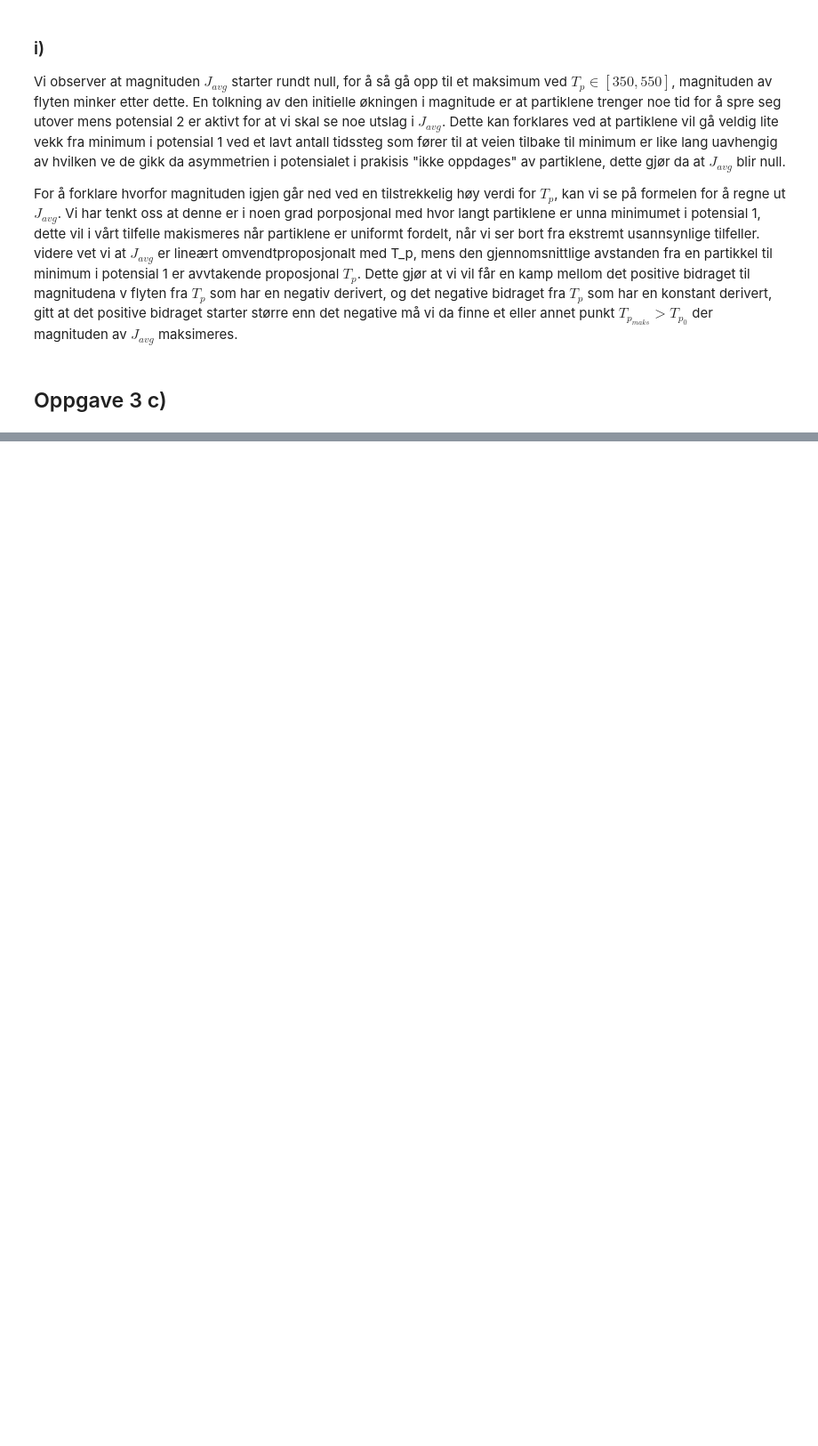
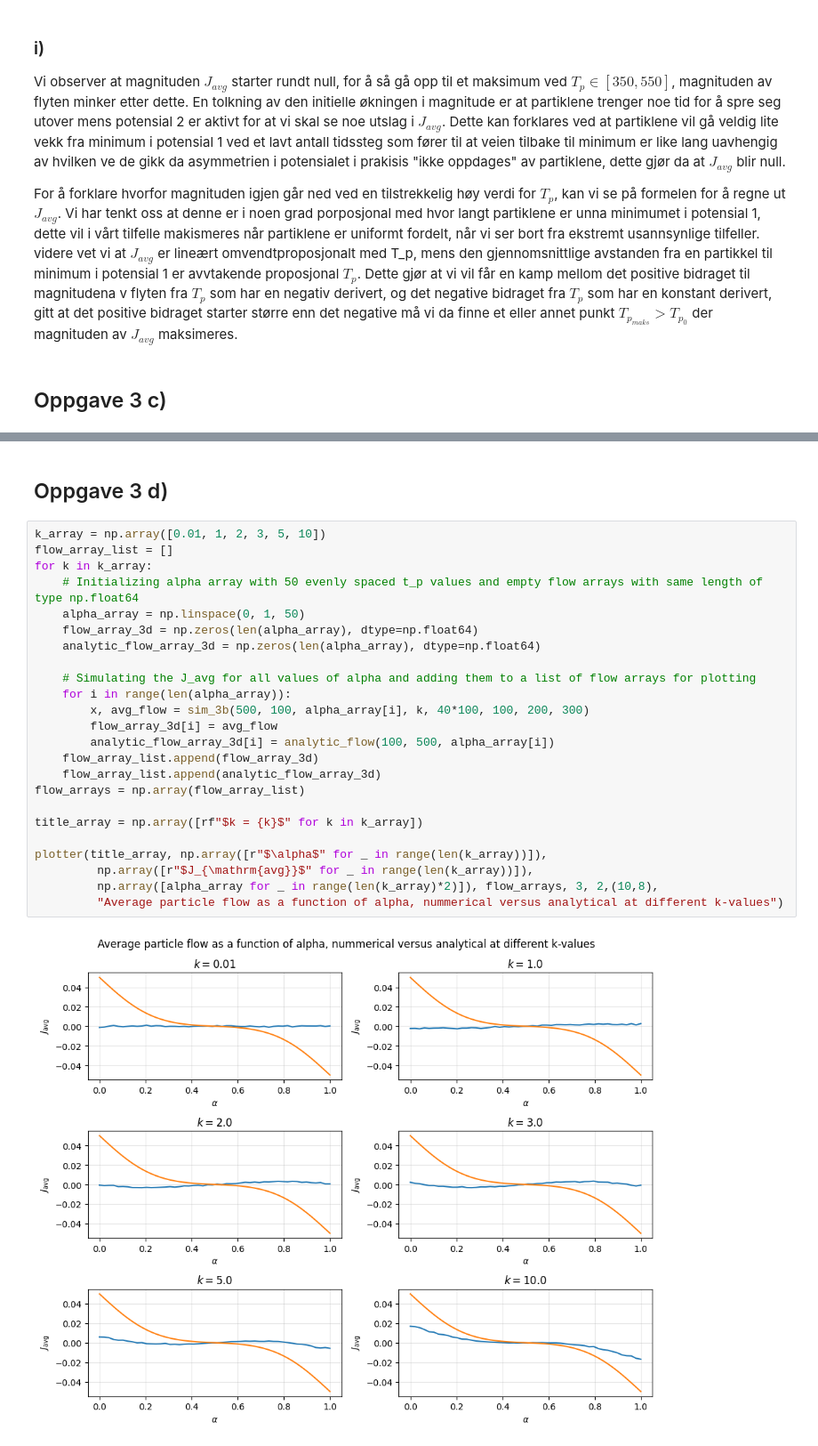
Before and after one commit to KristofferEide06/TMA4320_Project2, a Jupyter notebook: finalized-final-finished-project.ipynb, the cells around one changed output, grey strips where cells are left out. Shown at 89% size. Cells and saved outputs as stored; diff of their text form; blank space fills up the shorter version.

```diff
--- a/finalized-final-finished-project.ipynb
+++ b/finalized-final-finished-project.ipynb
@@ -361,0 +361,28 @@ Den nummeriske løsningen vår er veldig lik den analytiske løsningen som tyder
+# %% [markdown]
+## Oppgave 3 d)
+# %%
+k_array = np.array([0.01, 1, 2, 3, 5, 10])
+flow_array_list = []
+for k in k_array:
+    # Initializing alpha array with 50 evenly spaced t_p values and empty flow arrays with same length of type np.float64
+    alpha_array = np.linspace(0, 1, 50)
+    flow_array_3d = np.zeros(len(alpha_array), dtype=np.float64)
+    analytic_flow_array_3d = np.zeros(len(alpha_array), dtype=np.float64)
+
+    # Simulating the J_avg for all values of alpha and adding them to a list of flow arrays for plotting
+    for i in range(len(alpha_array)):
+        x, avg_flow = sim_3b(500, 100, alpha_array[i], k, 40*100, 100, 200, 300)
+        flow_array_3d[i] = avg_flow
+        analytic_flow_array_3d[i] = analytic_flow(100, 500, alpha_array[i])
+    flow_array_list.append(flow_array_3d)
+    flow_array_list.append(analytic_flow_array_3d)
+flow_arrays = np.array(flow_array_list)
+
+title_array = np.array([rf"$k = {k}$" for k in k_array])
+
+plotter(title_array, np.array([r"$\alpha$" for _ in range(len(k_array))]),
+         np.array([r"$J_{\mathrm{avg}}$" for _ in range(len(k_array))]),
+         np.array([alpha_array for _ in range(len(k_array)*2)]), flow_arrays, 3, 2,(10,8),
+         "Average particle flow as a function of alpha, nummerical versus analytical at different k-values")
+# %% [output]
+[figure, added]
```
Also changed, not shown: parts of 6 cells of this notebook.
